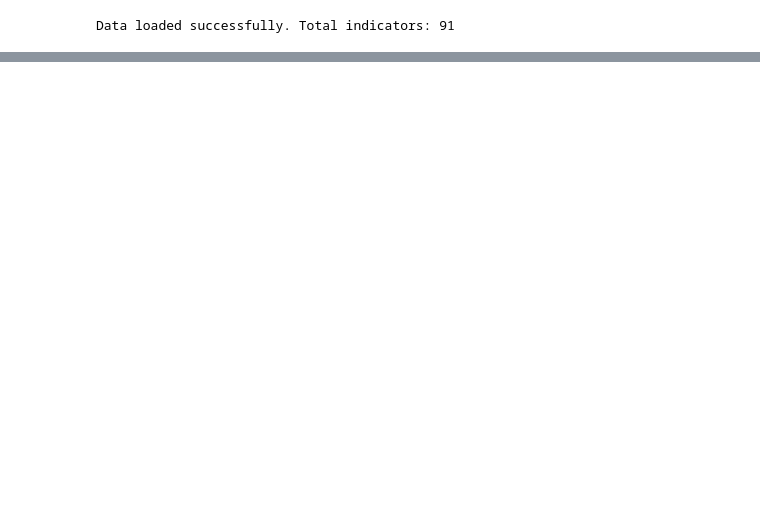
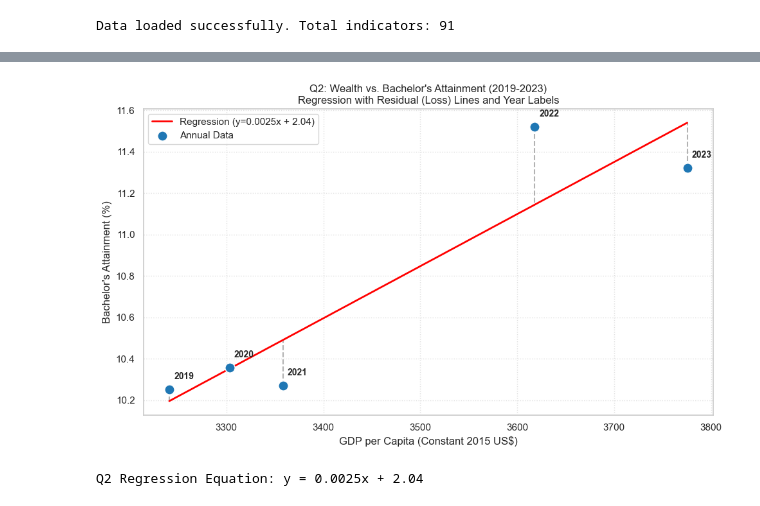
Before and after one commit to lykhai2512/DV2-WDI, a Jupyter notebook: analysis.ipynb, the cells around one changed output, grey strips where cells are left out. Saved outputs shown, nothing was run; the diff lists cells and outputs as text; code cells hidden in the pictures; blank space fills up the shorter version.

```diff
--- a/analysis.ipynb
+++ b/analysis.ipynb
@@ -203,0 +780,8 @@ print(summary_table.head(10))
+# %%
+plot_q2(data_body)
+# %% [output]
+[figure, added]
+# %%
+print_regression_q2(data_body)
+# %% [output]
+Q2 Regression Equation: y = 0.0025x + 2.04
```
Also changed, not shown: parts of 53 cells of this notebook, 3 other files.
